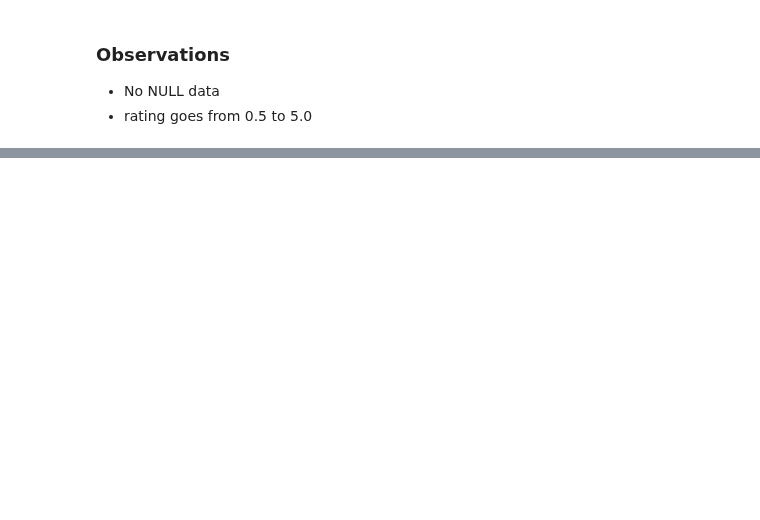
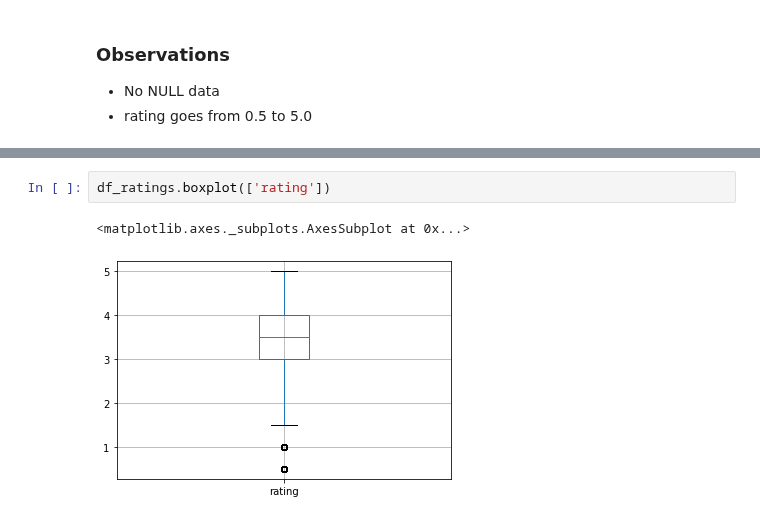
Before and after one commit to Vikas-KM/machine-learning, a Jupyter notebook: ML_Projects/Movie Recommendation System/Movie_Recommendation_using_Naive_Bayes_Algorithm.ipynb, the cells around one changed output, grey strips where cells are left out. Drawn from its saved outputs; the diff is of its cells as text; blank space fills up the shorter version.

```diff
--- a/ML_Projects/Movie Recommendation System/Movie_Recommendation_using_Naive_Bayes_Algorithm.ipynb
+++ b/ML_Projects/Movie Recommendation System/Movie_Recommendation_using_Naive_Bayes_Algorithm.ipynb
@@ -451,0 +524,5 @@ Name: rating, dtype: int64
+# %%
+df_ratings.boxplot(['rating'])
+# %% [output]
+<matplotlib.axes._subplots.AxesSubplot at 0x...>
+[figure, added]
```
Also changed, not shown: parts of 31 cells of this notebook.
